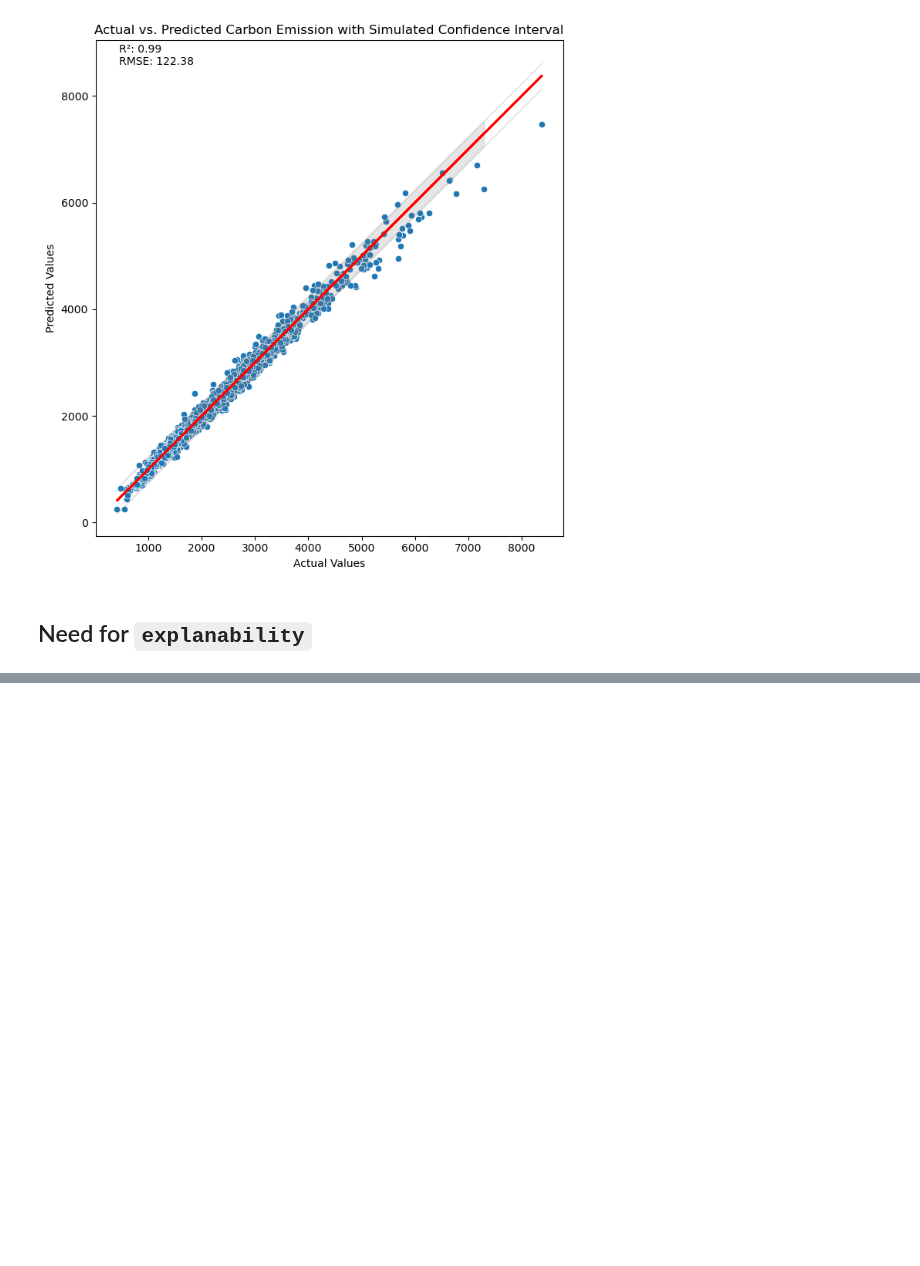
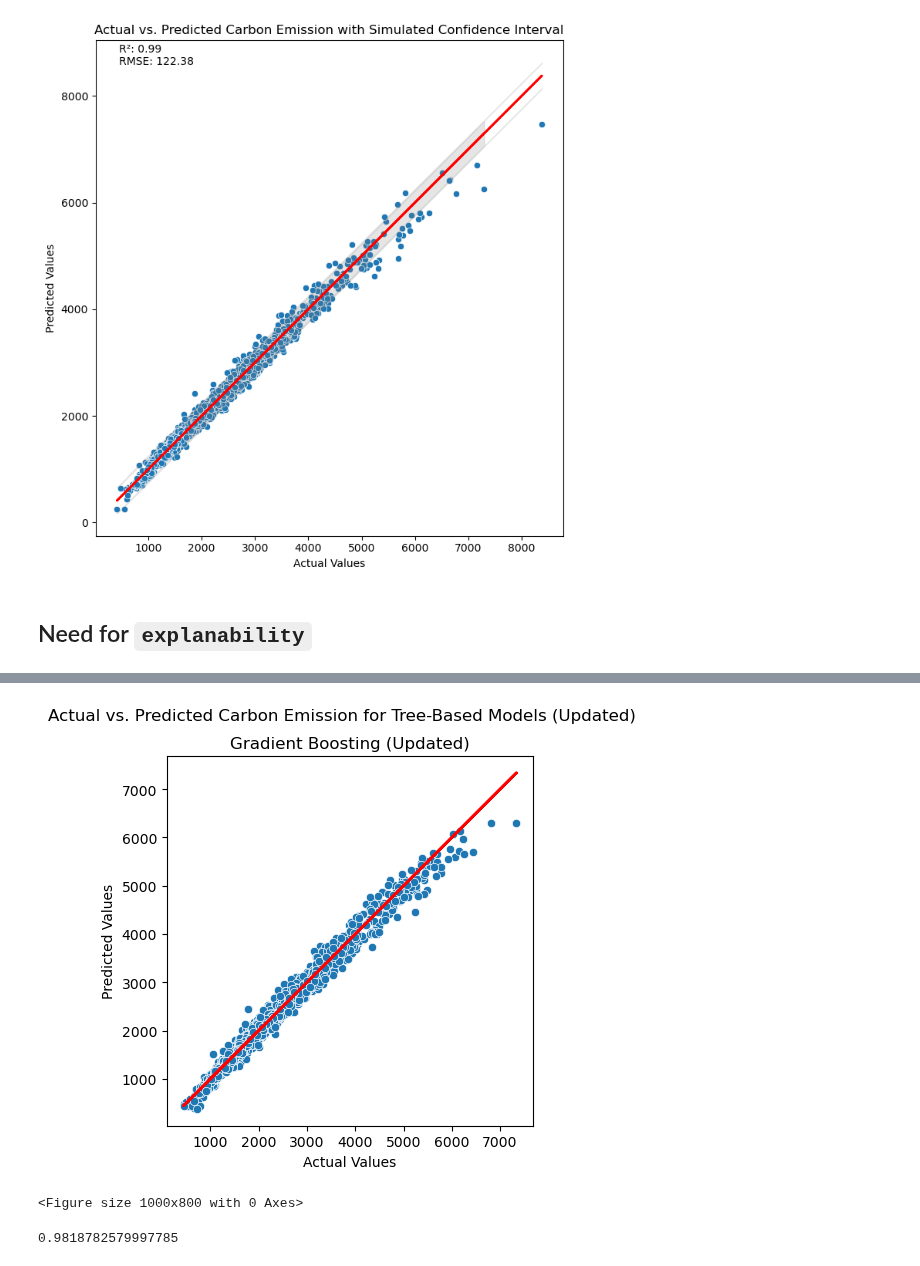
Before and after one commit to kayvinsoo7/HAALSI_work, a Jupyter notebook: mdscan-master/carbon/carbon_emissions.ipynb, the cells around one changed output, grey strips where cells are left out. Drawn from its saved outputs; the diff is of its cells as text; code cells hidden in the pictures; blank space fills up the shorter version.

```diff
--- a/mdscan-master/carbon/carbon_emissions.ipynb
+++ b/mdscan-master/carbon/carbon_emissions.ipynb
@@ -369,0 +594,23 @@ plt.show()
+# %%
+fig = plt.figure()
+plt.figure(figsize=(10,8))
+ax = fig.add_subplot(111)
+
+sns.scatterplot(x=y_test, y=test_predictions, ax=ax)
+ax.plot(y_test, y_test, color="red", linewidth=2) # Perfect prediction line
+ax.set_title(name + " (Updated)")
+ax.set_xlabel('Actual Values')
+ax.set_ylabel('Predicted Values')
+ax.set_aspect('equal', 'box')
+
+fig.suptitle('Actual vs. Predicted Carbon Emission for Tree-Based Models (Updated)')
+plt.tight_layout(rect=[0, 0.03, 1, 0.95])
+
+plt.show()
+# %% [output]
+[figure, added]
+<Figure size 1000x800 with 0 Axes>
+# %%
+r2_score(y_test, test_predictions)
+# %% [output]
+0.9818782579997785
```
Also changed, not shown: parts of 47 cells of this notebook, 3 other files.
